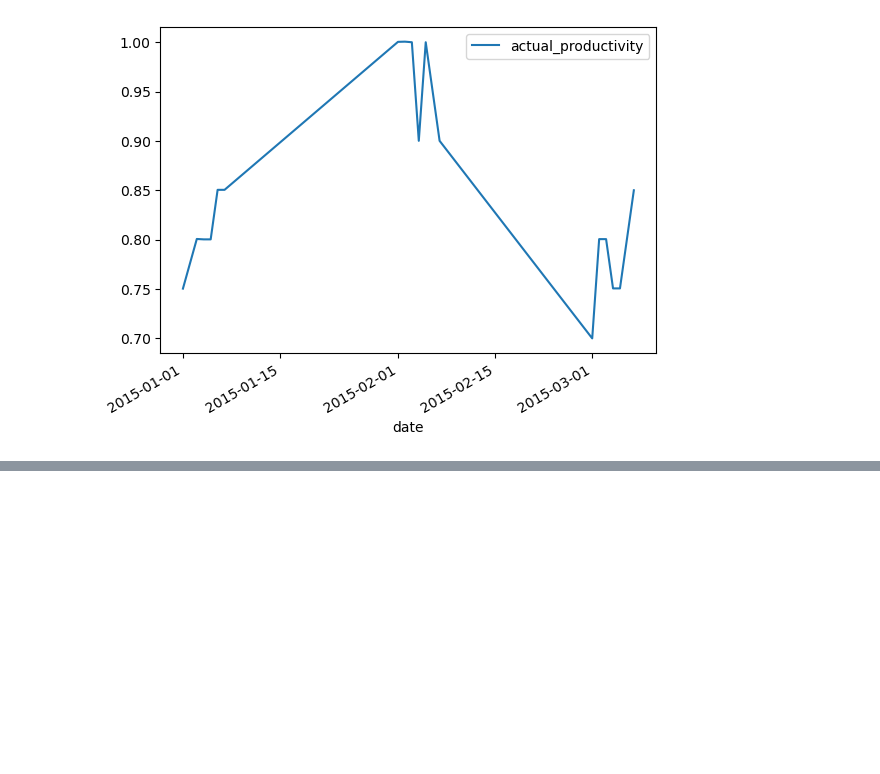
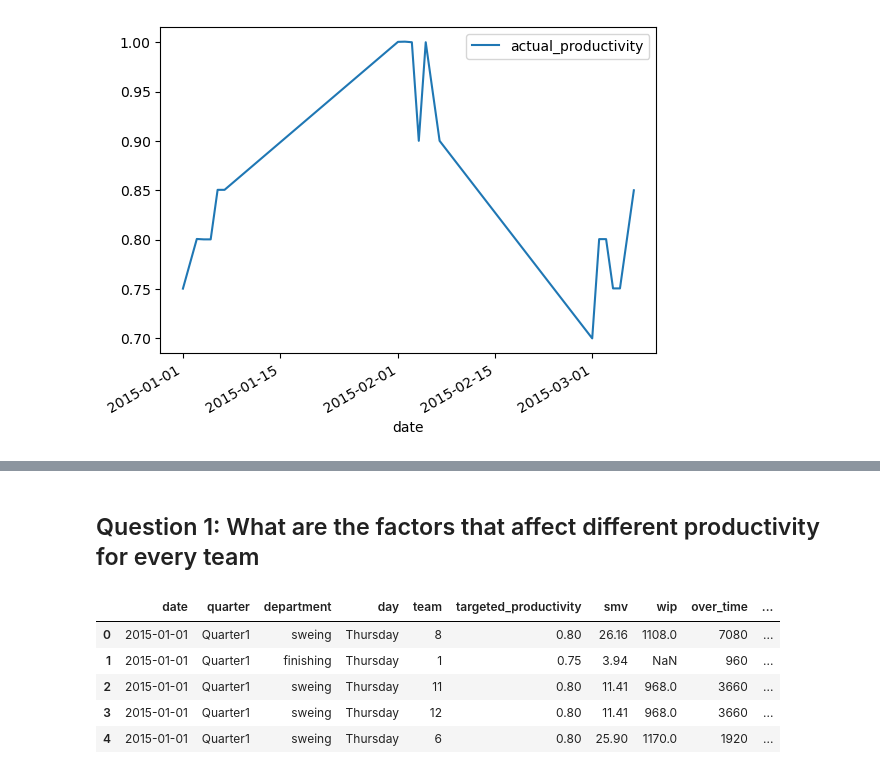
Before and after one commit to krnwnaji/learning_python, a Jupyter notebook: app-data-analytic-bootcamp.ipynb, the cells around one changed output, grey strips where cells are left out. Saved outputs shown, nothing was run; the diff lists cells and outputs as text; code cells hidden in the pictures; blank space fills up the shorter version.

```diff
--- a/app-data-analytic-bootcamp.ipynb
+++ b/app-data-analytic-bootcamp.ipynb
@@ -183,0 +202,13 @@ df2.plot(x='date', y='actual_productivity')
+# %% [markdown]
+## Question 1: What are the factors that affect different productivity for every team
+# %%
+# to create calculation
+df['margin'] = df['actual_productivity'] - df['targeted_productivity']
+df.head()
+# %% [output]
+|  | date | quarter | department | day | team | targeted_productivity | smv | wip | over_time | ... |
+| 0 | 2015-01-01 | Quarter1 | sweing | Thursday | 8 | 0.80 | 26.16 | 1108.0 | 7080 | ... |
+| 1 | 2015-01-01 | Quarter1 | finishing | Thursday | 1 | 0.75 | 3.94 | NaN | 960 | ... |
+| 2 | 2015-01-01 | Quarter1 | sweing | Thursday | 11 | 0.80 | 11.41 | 968.0 | 3660 | ... |
+| 3 | 2015-01-01 | Quarter1 | sweing | Thursday | 12 | 0.80 | 11.41 | 968.0 | 3660 | ... |
+| 4 | 2015-01-01 | Quarter1 | sweing | Thursday | 6 | 0.80 | 25.90 | 1170.0 | 1920 | ... |
```
Also changed, not shown: parts of 7 cells of this notebook.
